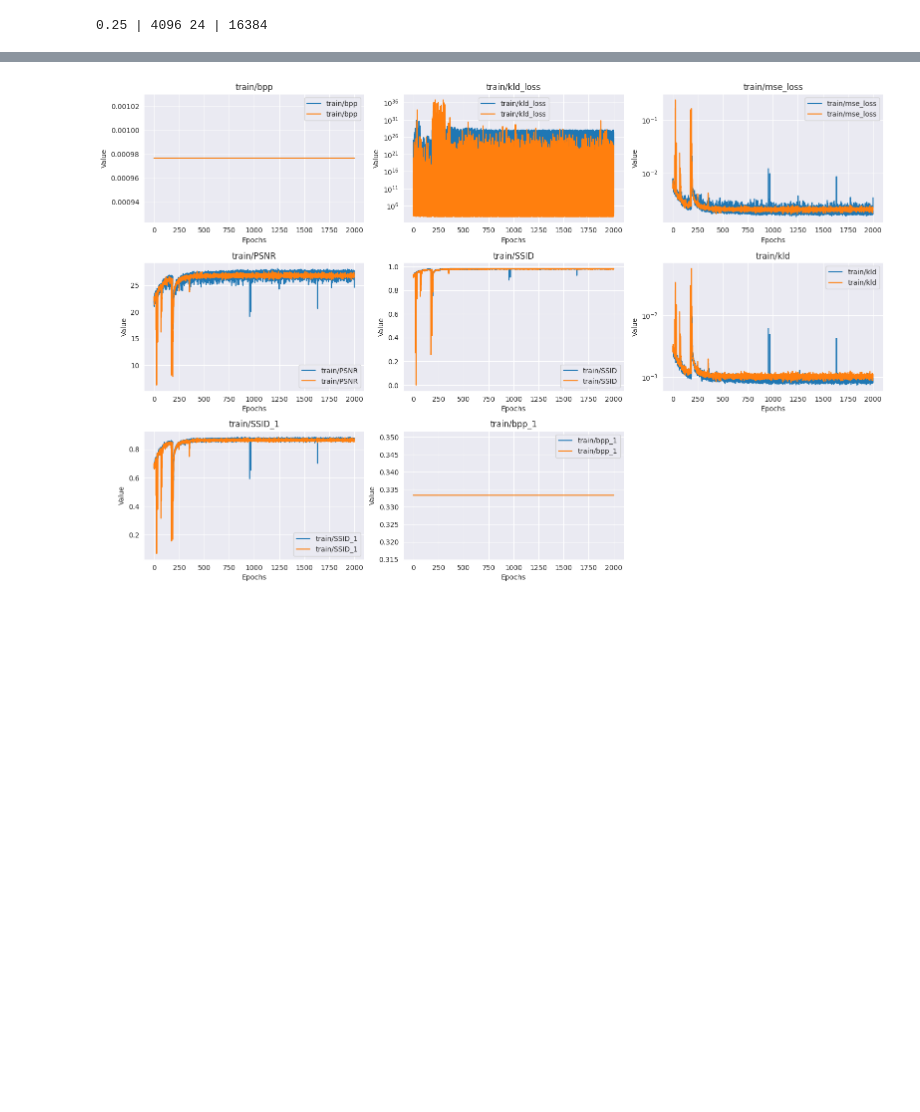
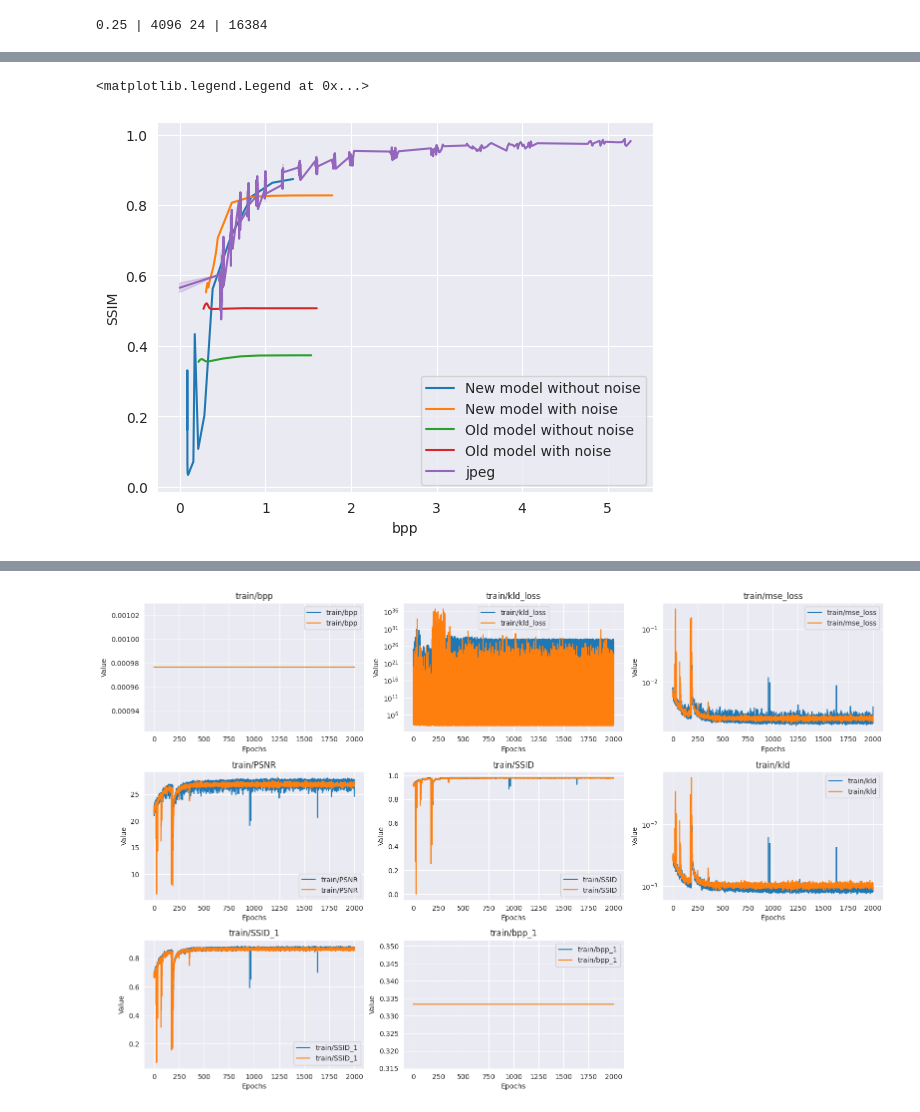
Before and after one commit to DaniinXorchenabo/info_and_coding_theory__itmo_1_1, a Jupyter notebook: notebooks/test.ipynb, the cells around one changed output, grey strips where cells are left out. Saved outputs shown, nothing was run; the diff lists cells and outputs as text; code cells hidden in the pictures; blank space fills up the shorter version.

```diff
--- a/notebooks/test.ipynb
+++ b/notebooks/test.ipynb
@@ -441,0 +627,33 @@ assert modified_ssim - orig_ssim > 0.05, f"Недостаточно по кач
+# %%
+# old_neural_with_noize_res = list(old_neural_with_noize_res)
+# old_neural_res = list(old_neural_res)
+df = pd.DataFrame({
+    'new SSIM': my_solution_without_noize[0],
+    'new bpp': [sum([ii.item() for ii in i]) / len(i) for i in my_solution_without_noize[1]],
+    'new noize SSIM': my_solution_with_noize[0],
+    'new noize bpp': [sum([ii.item() for ii in i]) / len(i) for i in my_solution_with_noize[1]],
+    'old SSIM': old_neural_res[0],
+    'old bpp': [sum([ii.item() for ii in i]) / len(i) for i in old_neural_res[1]],
+    'old noize SSIM': old_neural_with_noize_res[0],
+    'old noize bpp': [sum([ii.item() for ii in i]) / len(i) for i in old_neural_with_noize_res[1]],
+    'b param': b_param,
+}, )
+jpeg_df = pd.DataFrame({
+    'jpeg SSIM': jpeg_data[1],
+    'jpeg bpp': jpeg_data[0],
+})
+ax = sns.lineplot(data=df, x='new bpp', y='new SSIM', label='New model without noise')
+ax = sns.lineplot(data=df, x='new noize bpp', y='new noize SSIM', label='New model with noise', ax=ax)
+ax = sns.lineplot(data=df, x='old bpp', y='old SSIM', label='Old model without noise', ax=ax)
+ax = sns.lineplot(data=df, x='old noize bpp', y='old noize SSIM', label='Old model with noise', ax=ax)
+ax = sns.lineplot(data=jpeg_df, x='jpeg bpp', y='jpeg SSIM', label='jpeg', ax=ax)
+
+# Настройка графика
+ax.set_xlabel('bpp')
+ax.set_ylabel('SSIM')
+ax.legend(loc='best')  # Добавление легенды
+
+# jpeg_data = list(zip(*[i[0] for i in jpeg_data]))
+# %% [output]
+<matplotlib.legend.Legend at 0x...>
+[figure, added]
```
Also changed, not shown: parts of 26 cells of this notebook.
